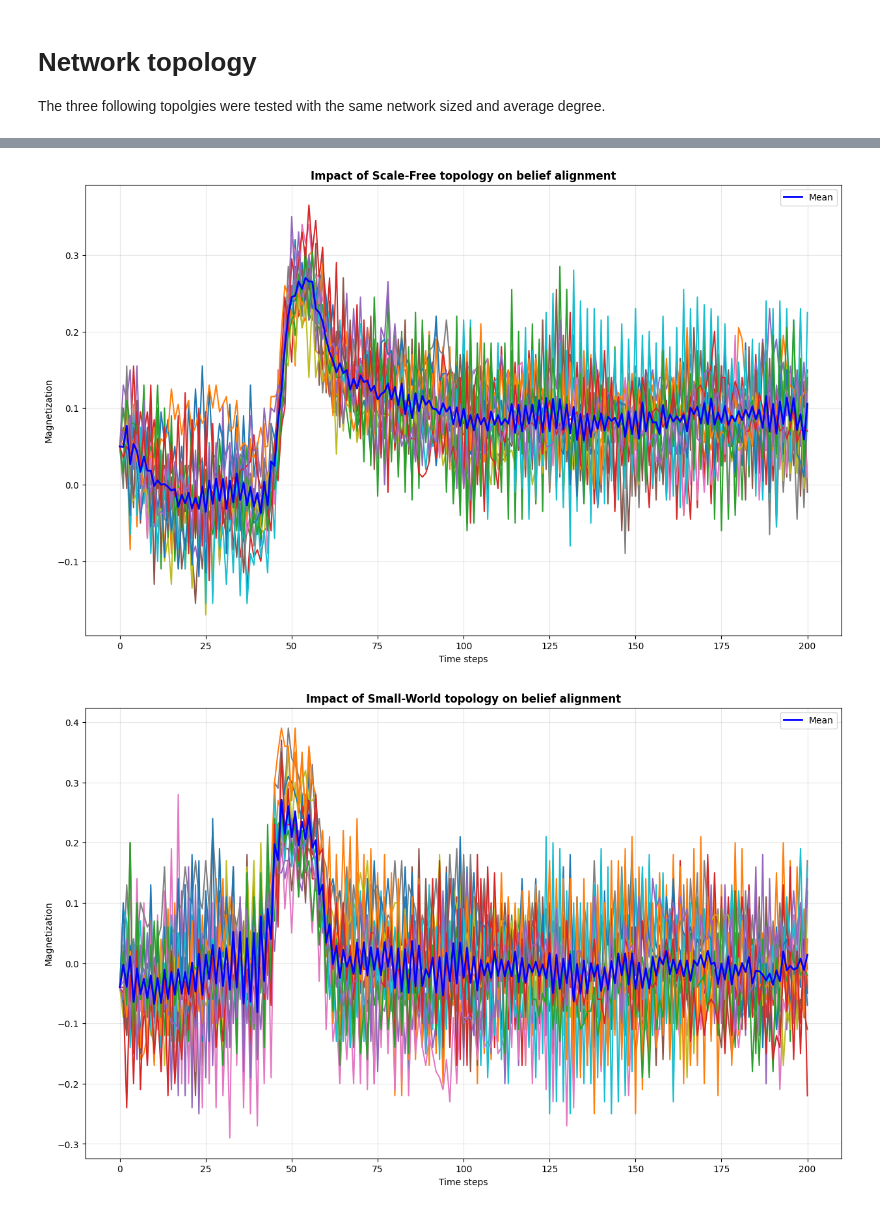
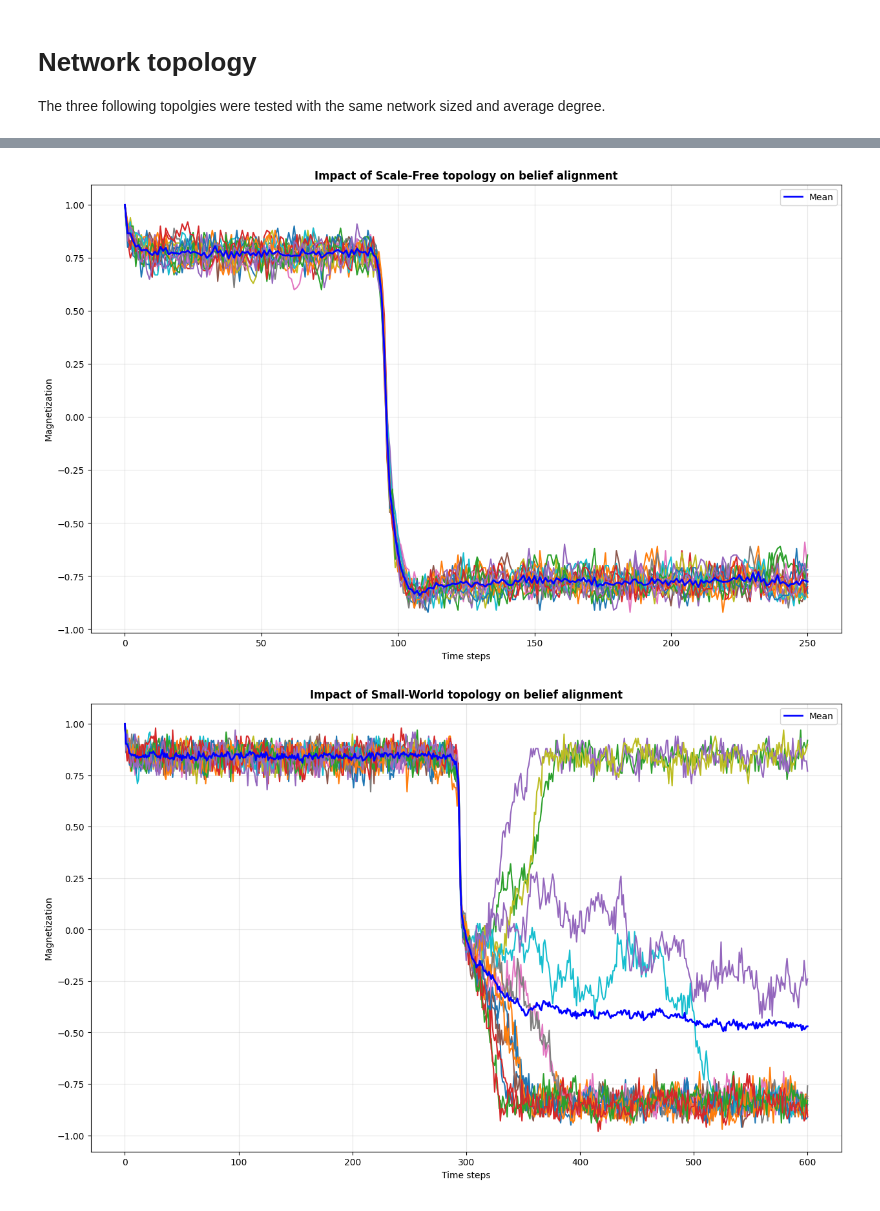
Before and after one commit to Whatisthisname/ComplexSystem, a Jupyter notebook: diameter.ipynb, the cells around one changed output, grey strips where cells are left out. Drawn from its saved outputs; the diff is of its cells as text; code cells hidden in the pictures.

Commit message:
plots topology

```diff
--- a/diameter.ipynb
+++ b/diameter.ipynb
@@ -277,33 +280,33 @@ random_init = jax.random.randint(
     key=jax.random.PRNGKey(np.random.randint(low=0, high=100000)),
 )
 #alternative intitialisation:
-#ones_init = jnp.ones(shape=(len(adj_mat),)).astype(int)
+ones_init = jnp.negative(jnp.ones(shape=(len(adj_mat),)).astype(int))
 
 
 #External field
-alpha = 50 #time of the peak
+alpha = 100 #time of the peak
 gamma = 5 #width of the peak
-external_field = lambda t, node_idx: 10 * ((node_idx[0] / len(adj_mat)) < l) * (jnp.exp(-((t-alpha) / gamma)**2))
+external_field = lambda t, node_idx: -10 * ((node_idx[0] / len(adj_mat)) < l) * (jnp.exp(-((t-alpha) / gamma)**2))
 
 #lambda - fraction of people being exposed to the dynamic field
-l = 0.233 # % get the field
+l = 0.4 # % get the field
 
 µ = 0.9 #memory coefficient
 beta = 1.0 #temperature
 # %%
 
 mags = []
-for i in range(15):
+for i in range(10):
     network = ising_efficient.BeliefNetwork(
         sparse_adj=adj_mat,
         #external_field=lambda t, node_idx: jnp.sin(t * 0.1),
         #external_field=lambda t, node_idx: ((node_idx[0] / len(adj_mat)) < l) * jnp.sin(t * 0.1),
         external_field=external_field,
-        init_state=np.copy(random_init), #or ones_init
+        init_state=ones_init, #np.copy(random_init), #or
         µ=µ,
-        beta=beta,
+        beta=1.1,
     )
-    result = network.run_for_steps(200, seed=i)
+    result = network.run_for_steps(250, seed=i)
     magnetization_erdos = np.mean(result, axis=1)
     mags.append(np.copy(magnetization_erdos))
 
@@ -335,7 +338,7 @@ plt.show()
 # %%
 #Scale-Free
 adj_mat = network_generation.generate_scale_free_sparse_adjacency_matrix_jax(
-    num_nodes=N, num_edge= new_edges
+    num_nodes=N, num_edge= new_edges, weight_range=weight_range
 )
 
 #Initialisation
@@ -350,12 +353,12 @@ random_init = jax.random.randint(
 
 
 #External field
-alpha = 50 #time of the peak
+alpha = 100 #time of the peak
 gamma = 5 #width of the peak
-external_field = lambda t, node_idx: 10 * ((node_idx[0] / len(adj_mat)) < l) * (jnp.exp(-((t-alpha) / gamma)**2))
+external_field = lambda t, node_idx: -10 * ((node_idx[0] / len(adj_mat)) < l) * (jnp.exp(-((t-alpha) / gamma)**2))
 
 #lambda - fraction of people being exposed to the dynamic field
-l = 0.233 # % get the field
+l = 0.4 # % get the field
 
 µ = 0.9 #memory coefficient
 beta = 1.0 #temperature
@@ -367,11 +370,11 @@ for i in range(15):
         #external_field=lambda t, node_idx: jnp.sin(t * 0.1),
         #external_field=lambda t, node_idx: ((node_idx[0] / len(adj_mat)) < l) * jnp.sin(t * 0.1),
         external_field=external_field,
-        init_state=np.copy(random_init), #or ones_init
+        init_state= ones_init, #np.copy(random_init), #or
         µ=µ,
         beta=beta,
     )
-    result = network.run_for_steps(200, seed=i)
+    result = network.run_for_steps(250, seed=i)
     magnetization_erdos = np.mean(result, axis=1)
     mags.append(np.copy(magnetization_erdos))
 
@@ -392,11 +395,11 @@ plt.legend()
 plt.savefig('results/Scale.png')
 plt.show()
 # %% [output]
-[figure, old version]
+[figure, new version]
 # %%
 #Small-World
 adj_mat = network_generation.generate_small_world_sparse_adjacency_matrix_jax(
-    num_nodes=100, k=k_neighbours, p=rewire_prob
+    num_nodes=100, k=k_neighbours, p=rewire_prob, weight_range=weight_range
 )
 #Initialisation
 random_init = jax.random.randint(
@@ -406,16 +409,16 @@ random_init = jax.random.randint(
     key=jax.random.PRNGKey(np.random.randint(low=0, high=100000)),
 )
 #alternative intitialisation:
-#ones_init = jnp.ones(shape=(len(adj_mat),)).astype(int)
+ones_init = jnp.ones(shape=(len(adj_mat),)).astype(int)
 
 
 #External field
-alpha = 50 #time of the peak
+alpha = 300 #time of the peak
 gamma = 5 #width of the peak
-external_field = lambda t, node_idx: 10 * ((node_idx[0] / len(adj_mat)) < l) * (jnp.exp(-((t-alpha) / gamma)**2))
+external_field = lambda t, node_idx: -10 * ((node_idx[0] / len(adj_mat)) < l) * (jnp.exp(-((t-alpha) / gamma)**2))
 
 #lambda - fraction of people being exposed to the dynamic field
-l = 0.233 # % get the field
+l = 0.4 # % get the field
 
 µ = 0.9 #memory coefficient
 beta = 1.0 #temperature
@@ -423,36 +426,36 @@ beta = 1.0 #temperature
 mags = []
 for i in range(15):
     network = ising_efficient.BeliefNetwork(
         sparse_adj=adj_mat,
         #external_field=lambda t, node_idx: jnp.sin(t * 0.1),
         #external_field=lambda t, node_idx: ((node_idx[0] / len(adj_mat)) < l) * jnp.sin(t * 0.1),
         external_field=external_field,
-        init_state=np.copy(random_init), #or ones_init
+        init_state=ones_init, #np.copy(random_init), #or
         µ=µ,
         beta=beta,
     )
-    result = network.run_for_steps(200, seed=i)
+    result = network.run_for_steps(600, seed=i)
     magnetization_erdos = np.mean(result, axis=1)
     mags.append(np.copy(magnetization_erdos))
 
 mags_array = np.array(mags)
 
 plt.figure(figsize=(15,9))
 for m in mags_array:
     plt.plot(m)
 mean_small = np.mean(mags_array, axis = 0)
 plt.plot(mean_small, color ='blue',linewidth=2.0, label="Mean")
 #plt.plot(np.min(mags_array, axis = 0), color = 'red')
 #plt.plot(np.max(mags_array, axis = 0))
 plt.xlabel("Time steps")
 plt.ylabel("Magnetization")
 plt.title("Impact of Small-World topology on belief alignment", weight='bold')
 plt.grid(True, alpha=0.3)
 plt.legend()
 plt.savefig('results/Small.png')
 plt.show()
 # %% [output]
-[figure, old version]
+[figure, new version]
 # %%
 plt.figure(figsize=(15,9))
 plt.plot(mean_scale, label='Scale-Free')
```
Also changed, not shown: parts of 6 cells of this notebook, 5 other files.
